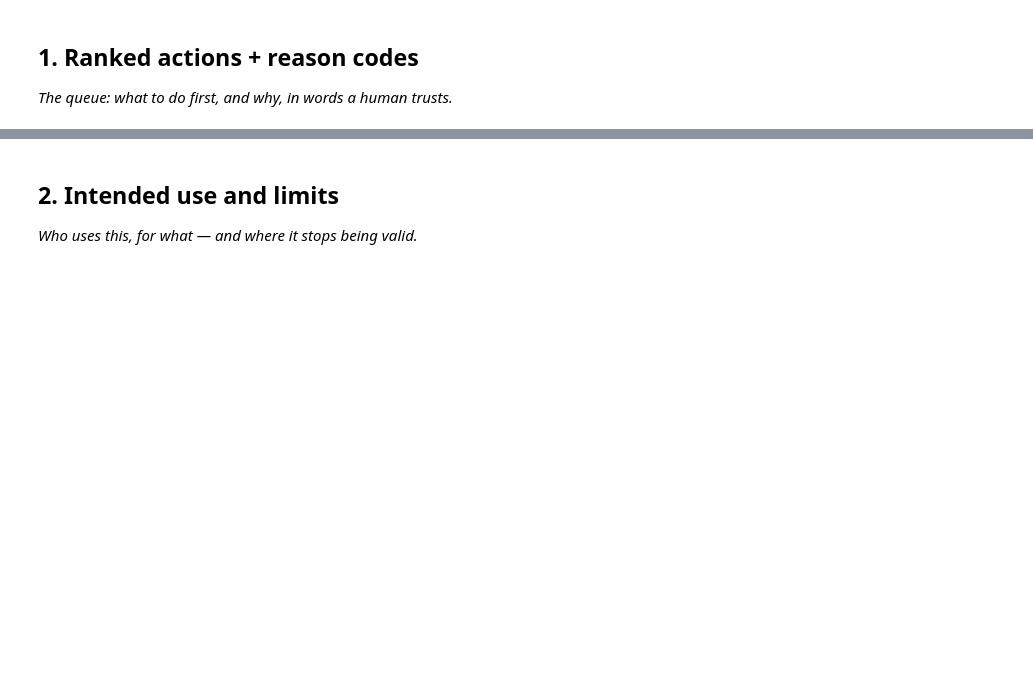
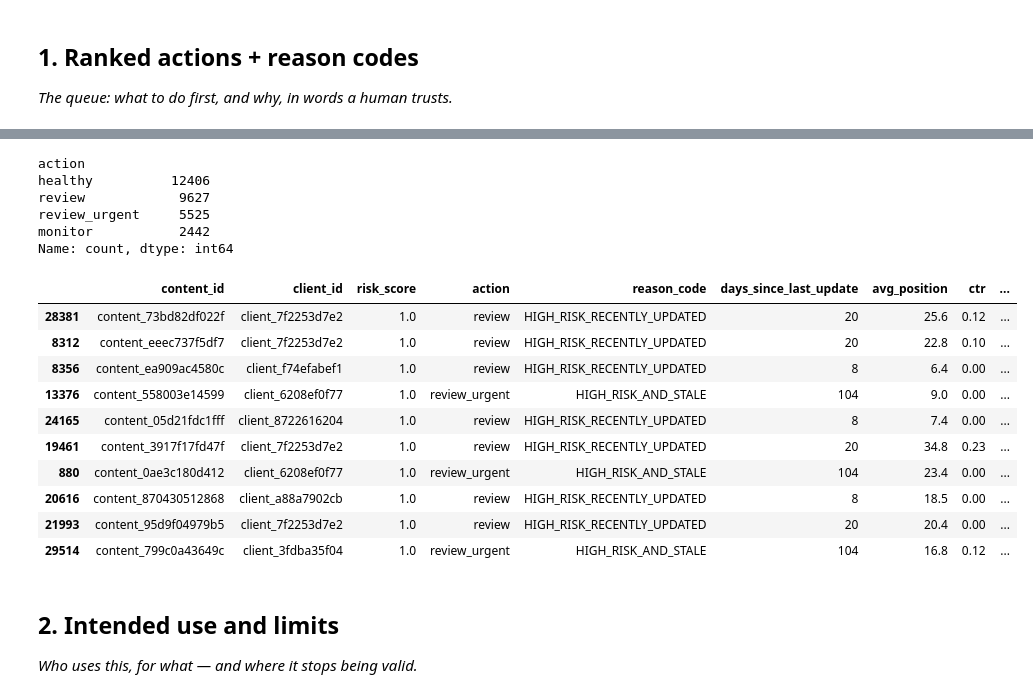
Before and after one commit to abdulmanan2728/flyrank-ml-internship-starter, a Jupyter notebook: work/notebooks/w07_action_playbook.ipynb, the cells around one changed output, grey strips where cells are left out. Cells and saved outputs as stored; diff of their text form; code cells hidden in the pictures; blank space fills up the shorter version.

```diff
--- a/work/notebooks/w07_action_playbook.ipynb
+++ b/work/notebooks/w07_action_playbook.ipynb
@@ -16,3 +74,41 @@ This skeleton is yours to fill. Work the sections **in order** — each one has
+# %%
+def assign_action(row):
+    if row['risk_score'] >= 0.7 and row['days_since_last_update'] > 90:
+        return 'review_urgent', 'HIGH_RISK_AND_STALE'
+    elif row['risk_score'] >= 0.7:
+        return 'review', 'HIGH_RISK_RECENTLY_UPDATED'
+    elif row['risk_score'] >= 0.4:
+        return 'monitor', 'MODERATE_RISK'
+    else:
+        return 'healthy', 'LOW_RISK'
+
+df[['action', 'reason_code']] = df.apply(assign_action, axis=1, result_type='expand')
+
+queue = df.sort_values('risk_score', ascending=False)[
+    ['content_id', 'client_id', 'risk_score', 'action', 'reason_code',
+     'days_since_last_update', 'avg_position', 'ctr', 'content_age_days']
+]
+
+print(queue['action'].value_counts())
+queue.head(10)
+# %% [output]
+action
+healthy          12406
+review            9627
+review_urgent     5525
+monitor           2442
+Name: count, dtype: int64
+|  | content_id | client_id | risk_score | action | reason_code | days_since_last_update | avg_position | ctr | ... |
+| 28381 | content_73bd82df022f | client_7f2253d7e2 | 1.0 | review | HIGH_RISK_RECENTLY_UPDATED | 20 | 25.6 | 0.12 | ... |
+| 8312 | content_eeec737f5df7 | client_7f2253d7e2 | 1.0 | review | HIGH_RISK_RECENTLY_UPDATED | 20 | 22.8 | 0.10 | ... |
+| 8356 | content_ea909ac4580c | client_f74efabef1 | 1.0 | review | HIGH_RISK_RECENTLY_UPDATED | 8 | 6.4 | 0.00 | ... |
+| 13376 | content_558003e14599 | client_6208ef0f77 | 1.0 | review_urgent | HIGH_RISK_AND_STALE | 104 | 9.0 | 0.00 | ... |
+| 24165 | content_05d21fdc1fff | client_8722616204 | 1.0 | review | HIGH_RISK_RECENTLY_UPDATED | 8 | 7.4 | 0.00 | ... |
+| 19461 | content_3917f17fd47f | client_7f2253d7e2 | 1.0 | review | HIGH_RISK_RECENTLY_UPDATED | 20 | 34.8 | 0.23 | ... |
+| 880 | content_0ae3c180d412 | client_6208ef0f77 | 1.0 | review_urgent | HIGH_RISK_AND_STALE | 104 | 23.4 | 0.00 | ... |
+| 20616 | content_870430512868 | client_a88a7902cb | 1.0 | review | HIGH_RISK_RECENTLY_UPDATED | 8 | 18.5 | 0.00 | ... |
+| 21993 | content_95d9f04979b5 | client_7f2253d7e2 | 1.0 | review | HIGH_RISK_RECENTLY_UPDATED | 20 | 20.4 | 0.00 | ... |
+| 29514 | content_799c0a43649c | client_3fdba35f04 | 1.0 | review_urgent | HIGH_RISK_AND_STALE | 104 | 16.8 | 0.12 | ... |
 # %% [markdown]
 ## 2. Intended use and limits
 
```
Also changed, not shown: parts of 12 cells of this notebook.
